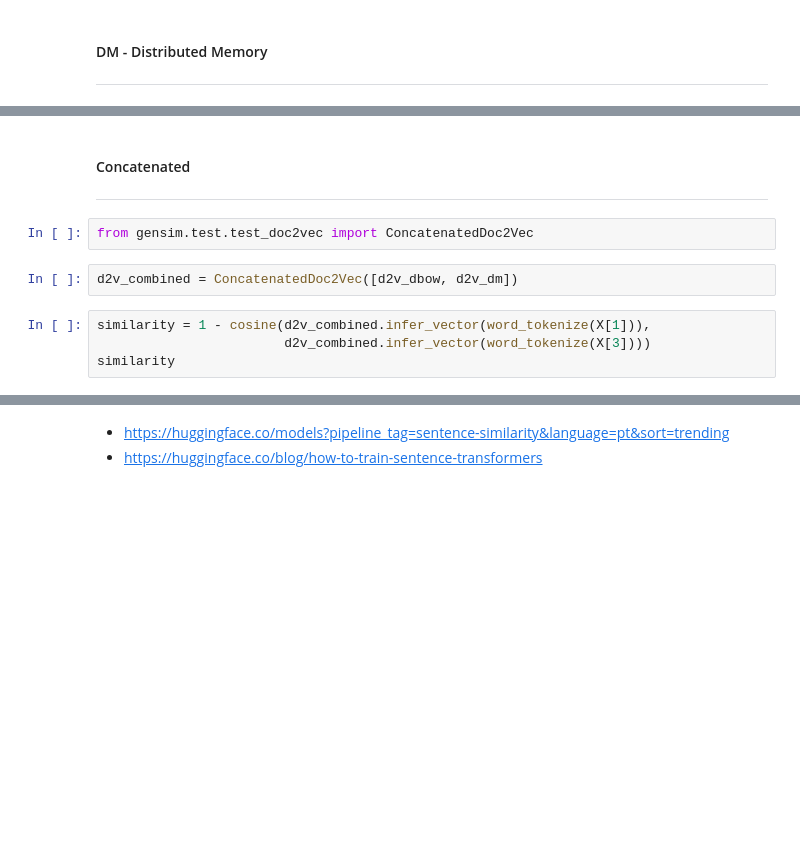
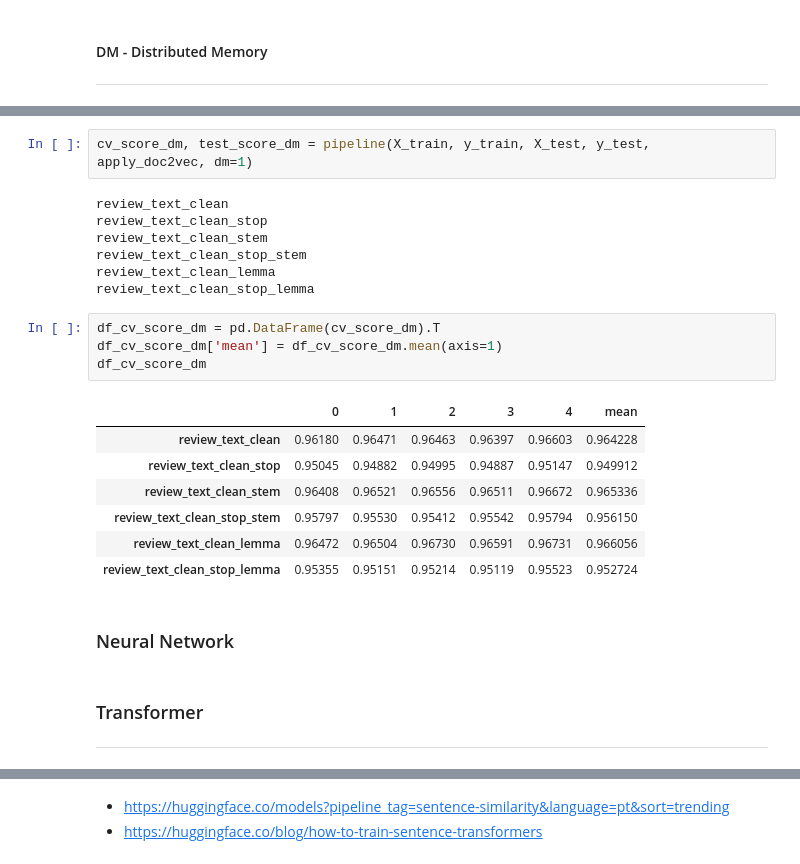
Before and after one commit to rdemarqui/sentiment_analysis, a Jupyter notebook: 02 Vectorization.ipynb, the cells around one changed output, grey strips where cells are left out. Drawn from its saved outputs; the diff is of its cells as text; blank space fills up the shorter version.

```diff
--- a/02 Vectorization.ipynb
+++ b/02 Vectorization.ipynb
@@ -387,11 +360,26 @@ similarity
+# %%
+cv_score_dm, test_score_dm = pipeline(X_train, y_train, X_test, y_test, apply_doc2vec, dm=1)
+# %% [output]
+review_text_clean
+review_text_clean_stop
+review_text_clean_stem
+review_text_clean_stop_stem
+review_text_clean_lemma
+review_text_clean_stop_lemma
+# %%
+df_cv_score_dm = pd.DataFrame(cv_score_dm).T
+df_cv_score_dm['mean'] = df_cv_score_dm.mean(axis=1)
+df_cv_score_dm
+# %% [output]
+|  | 0 | 1 | 2 | 3 | 4 | mean |
+| review_text_clean | 0.96180 | 0.96471 | 0.96463 | 0.96397 | 0.96603 | 0.964228 |
+| review_text_clean_stop | 0.95045 | 0.94882 | 0.94995 | 0.94887 | 0.95147 | 0.949912 |
+| review_text_clean_stem | 0.96408 | 0.96521 | 0.96556 | 0.96511 | 0.96672 | 0.965336 |
+| review_text_clean_stop_stem | 0.95797 | 0.95530 | 0.95412 | 0.95542 | 0.95794 | 0.956150 |
+| review_text_clean_lemma | 0.96472 | 0.96504 | 0.96730 | 0.96591 | 0.96731 | 0.966056 |
+| review_text_clean_stop_lemma | 0.95355 | 0.95151 | 0.95214 | 0.95119 | 0.95523 | 0.952724 |
+# %% [markdown]
+### Neural Network
 # %% [markdown]
-#### Concatenated
+### Transformer
 ___
-# %%
-from gensim.test.test_doc2vec import ConcatenatedDoc2Vec
-# %%
-d2v_combined = ConcatenatedDoc2Vec([d2v_dbow, d2v_dm])
-# %%
-similarity = 1 - cosine(d2v_combined.infer_vector(word_tokenize(X[1])),
-                        d2v_combined.infer_vector(word_tokenize(X[3])))
-similarity
```
Also changed, not shown: parts of 19 cells of this notebook.
